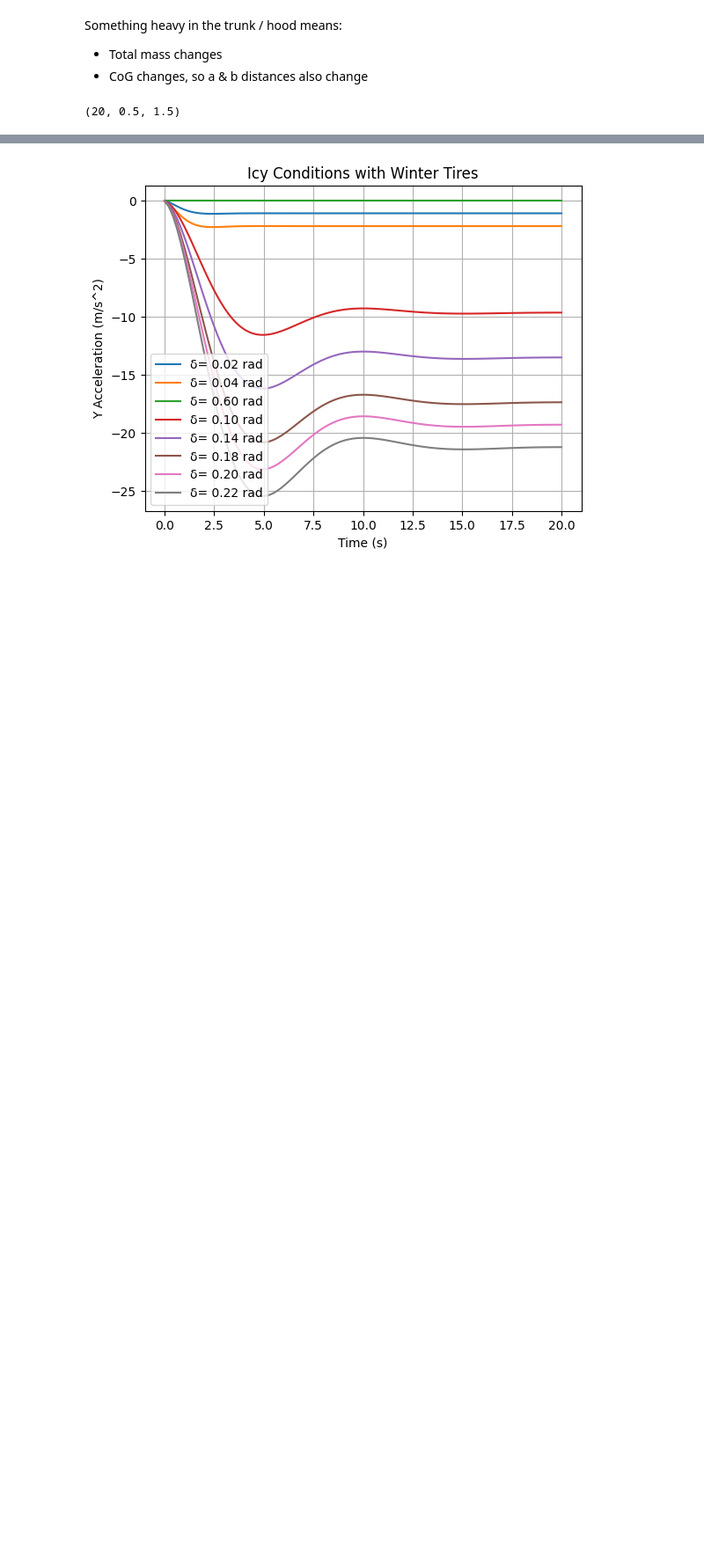
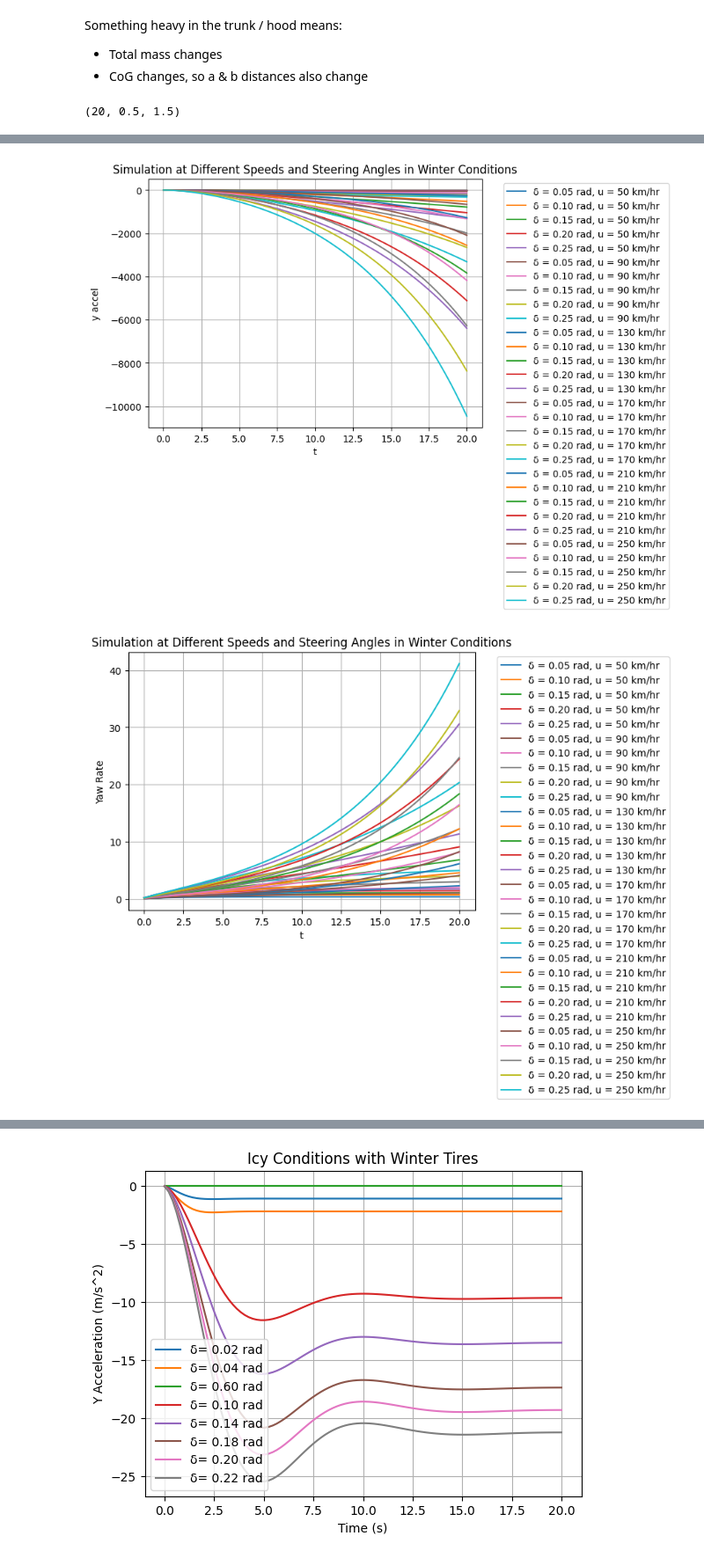
Before and after one commit to hepromark/BicycleModelExploration, a Jupyter notebook: part2.ipynb, the cells around one changed output, grey strips where cells are left out. Shown at 88% size. Saved outputs shown, nothing was run; the diff lists cells and outputs as text; code cells hidden in the pictures; blank space fills up the shorter version.

```diff
--- a/part2.ipynb
+++ b/part2.ipynb
@@ -574,0 +617,64 @@ Diverges at 250 km/h and 0.45 rad
+# %%
+### Task C2 - Winter Conditions
+
+# Convert speed from km/h to m/s
+u_values_km = np.linspace(50, 250, 6)  # km/h
+u_values = [u * 1000 / 3600 for u in u_values_km]  # m/s
+
+init_vector = np.array([[0],[0]])
+t_final = 20
+init_t = 0
+step_size = 0.2
+max_iter = int(t_final / step_size)
+
+#iterate through delta
+delta = [0.05, 0.1, 0.15, 0.2, 0.25]
+
+
+histories = []
+labels = []
+
+# Simulate car behavior for different steering angles
+for u in u_values:
+    for delta_value in delta:
+        solver = BicycleSolver(
+            m=1400,
+            a=1.14,
+            b=1.33,
+            C_alpha_f=6667,
+            C_alpha_r=5600,
+            I_z = 2420,
+            u=u
+        )
+
+        def task_a_model(y,t) -> np.ndarray:
+            return solver.bicycle_model(solver.A, solver.B, y, delta_value)
+
+        res, hist = solver.solve(solver.rk4, task_a_model, init_vector, init_t, max_iter, step_size)
+
+
+        histories.append(hist)
+        labels.append(f'δ = {delta_value:.2f} rad, u = {u * 3600 / 1000:.0f} km/hr')
+
+
+solver.visualize_results2(histories, labels, init_t, t_final, max_iter, title="Simulation at Different Speeds and Steering Angles in Winter Conditions")
+
+
+# C2 stability check
+for i, history in enumerate(histories):
+    y_difference = [history[j][0] - history[j-1][0] for j in range(1, len(history))]
+    yaw_difference = [history[j][1] - history[j-1][1] for j in range(1, len(history))]
+
+    if (abs(y_difference[-1]) > abs(y_difference[-5]) or
+        abs(yaw_difference[-1]) > abs(yaw_difference[-5])):
+
+        u_index = i // len(delta)
+        delta_index = i % len(delta)
+        print(f'Diverges at {u_values_km[u_index]:.0f} km/h and {delta[delta_index]:.2f} rad')
+    else:
+        u_index = i // len(delta)
+        delta_index = i % len(delta)
+        print(f'Converges at u {u_values_km[u_index]:.0f} km/h and {delta[delta_index]:.2f} rad')
+# %% [output]
+[figure, added]
+[figure, added]
```
Also changed, not shown: parts of 6 cells of this notebook.
